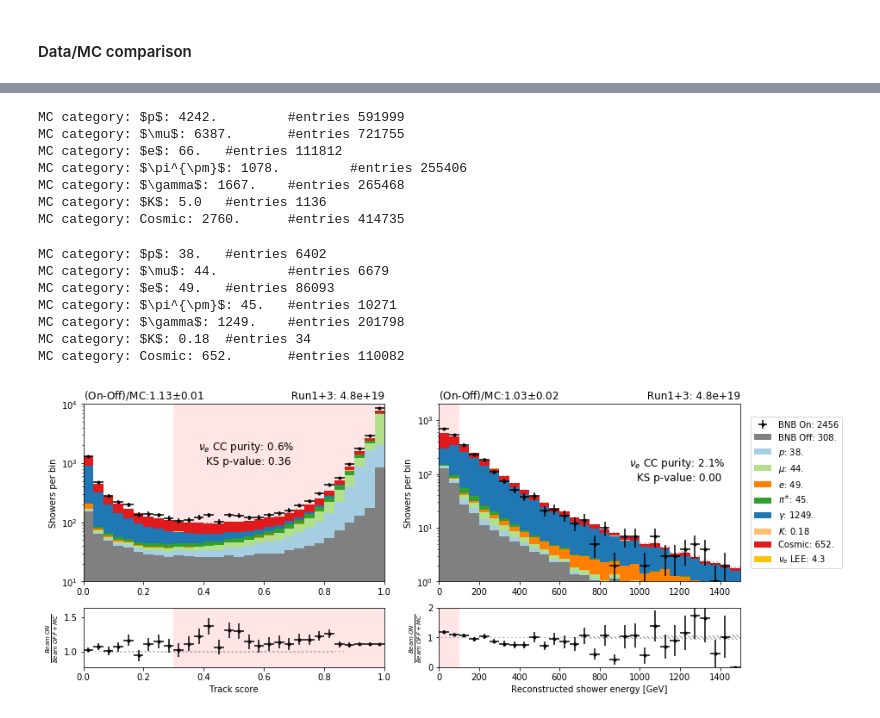
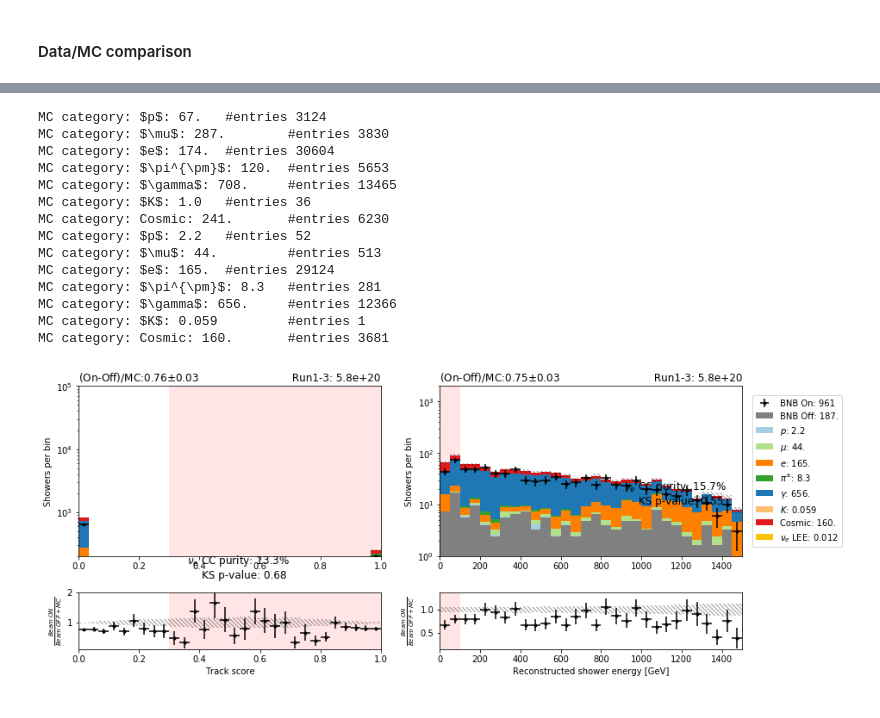
Before and after one commit to Wouter-VDP/nuecc_python, a Jupyter notebook: NuePlots_datamc.ipynb, the cells around one changed output, grey strips where cells are left out. Drawn from its saved outputs; the diff is of its cells as text; code cells hidden in the pictures.

Commit message:
sideband version

```diff
--- a/NuePlots_datamc.ipynb
+++ b/NuePlots_datamc.ipynb
@@ -27,7 +27,15 @@ output_dir = "./output/nue/datamc/"
 # %% [output]
 [interactive output not drawn]
 # %%
-data = pickle.load(open(input_dir + "after_training.pckl", "rb"))
+data = pd.read_pickle(input_dir + "after_training.pckl")
 samples = list(data.keys())
 # %% [output]
 [interactive output not drawn]
+# %%
+sideband = True
+if sideband:
+    beam_on = "sideband"
+    sideband_query = "(contained_fraction>0.9 & reco_e>1.05 & preselect)"
+else:
+    beam_on = "on"
+    sideband_query = None
@@ -34,5 +44,5 @@ samples = list(data.keys())
 # %%
-title_str = "MicroBooNE Run1+3: {:.1e}".format(data["on"]["pot"])
+title_str = "MicroBooNE Run1-3: {:.1e}".format(data[beam_on]["pot"])
 # %% [output]
 [interactive output not drawn]
 # %%
@@ -89,5 +99,7 @@ print(list(data["nu"]["daughters"].keys()))
 [interactive output not drawn]
 # %%
-plotter = plot_class.Plotter(data, signal="nue", genie_version="mcc9.1")
+plotter = plot_class.Plotter(
+    data, signal="nue", genie_version="mcc9.1", sideband_query=sideband_query
+)
 # %% [output]
 Using the spline weights as in MCC9.1 Genie V3 tune 1
@@ -205,13 +218,13 @@ MC category: Out of Cryo: 82.   #entries 19350
 [interactive output not drawn]
 # %%
-query = "reco_fid_vol & \
-       shr_energy_y_v>0 & \
-       pfp_generation_v==2 & \
-       pfpplanesubclusters_U >0 & \
-       pfpplanesubclusters_V >0 & \
-       pfpplanesubclusters_Y >0 & \
-       topological_score > 0.15 & \
-       ~(crtveto & crthitpe>100) & _closestNuCosmicDist>20"
+query = "optical_filter & \
+         reco_fid_vol & \
+         shr_energy_y_v>0 & \
+         topological_score > 0.15 & \
+         pfp_generation_v==2 & \
+         trk_llr_pid_score_v>0.4 & \
+         shr_tkfit_4cm_dedx_wm_v>0 & \
+         shr_tkfit_dedx_y_v >0"
 
 
 # the cosmic IP variables demand somehow that there is a shower in the event, therefore, they are left out of this cut.
@@ -251,54 +264,56 @@ ax[0][0].text(
 )
 
 query += " & (trk_score_v<0.3) & \
+             slpdg==12 & \
+             contained_fraction>0.4 & \
              CosmicIPAll3D>30 & \
              CosmicDirAll3D>-0.98 & \
              CosmicDirAll3D<0.98"
 
 ratio, purity, ks_p, _ = plotter.plot_panel_data_mc(
     ax.T[1],
     "shr_energy_y_v",
     r"Reconstructed shower energy [GeV]",
     N_bins=30,
     x_min=0,
     x_max=1500,
     query=query,
     legend=True,
     title_str=title_str.split("NE")[-1],
     kind="pdg",
     y_label="Showers per bin",
 )
 ax[0][1].text(
     ax[0][1].get_xlim()[1] * 0.95,
     ax[0][1].get_ylim()[1] * 0.1,
     r"$\nu_e$"
     + " CC purity: {0:<3.1f}%\nKS p-value: {1:<5.2f}".format(purity * 100, ks_p),
     horizontalalignment="right",
     fontsize=12,
 )
 
-ax[0][0].set_ylim(10, 1e4)
+ax[0][0].set_ylim(200, 1e5)
 ax[0][0].set_yscale("log")
 ax[0][1].set_ylim(1, 2e3)
 ax[0][1].set_yscale("log")
 
 fig.savefig(output_dir + "trk_she.pdf", bbox_inches="tight")
 # %% [output]
-MC category: $p$: 4242.         #entries 591999
-MC category: $\mu$: 6387.       #entries 721755
-MC category: $e$: 66.   #entries 111812
-MC category: $\pi^{\pm}$: 1078.         #entries 255406
-MC category: $\gamma$: 1667.    #entries 265468
-MC category: $K$: 5.0   #entries 1136
-MC category: Cosmic: 2760.      #entries 414735
+MC category: $p$: 67.   #entries 3124
+MC category: $\mu$: 287.        #entries 3830
+MC category: $e$: 174.  #entries 30604
+MC category: $\pi^{\pm}$: 120.  #entries 5653
+MC category: $\gamma$: 708.     #entries 13465
+MC category: $K$: 1.0   #entries 36
+MC category: Cosmic: 241.       #entries 6230
+MC category: $p$: 2.2   #entries 52
+MC category: $\mu$: 44.         #entries 513
+MC category: $e$: 165.  #entries 29124
+MC category: $\pi^{\pm}$: 8.3   #entries 281
+MC category: $\gamma$: 656.     #entries 12366
+MC category: $K$: 0.059         #entries 1
+MC category: Cosmic: 160.       #entries 3681
-MC category: $p$: 38.   #entries 6402
-MC category: $\mu$: 44.         #entries 6679
-MC category: $e$: 49.   #entries 86093
-MC category: $\pi^{\pm}$: 45.   #entries 10271
-MC category: $\gamma$: 1249.    #entries 201798
-MC category: $K$: 0.18  #entries 34
-MC category: Cosmic: 652.       #entries 110082
-[figure, old version]
+[figure, new version]
 [interactive output not drawn]
 # %%
 query = "(preselect & e_candidate)"
```
Also changed, not shown: parts of 22 cells of this notebook, 34 other files.
